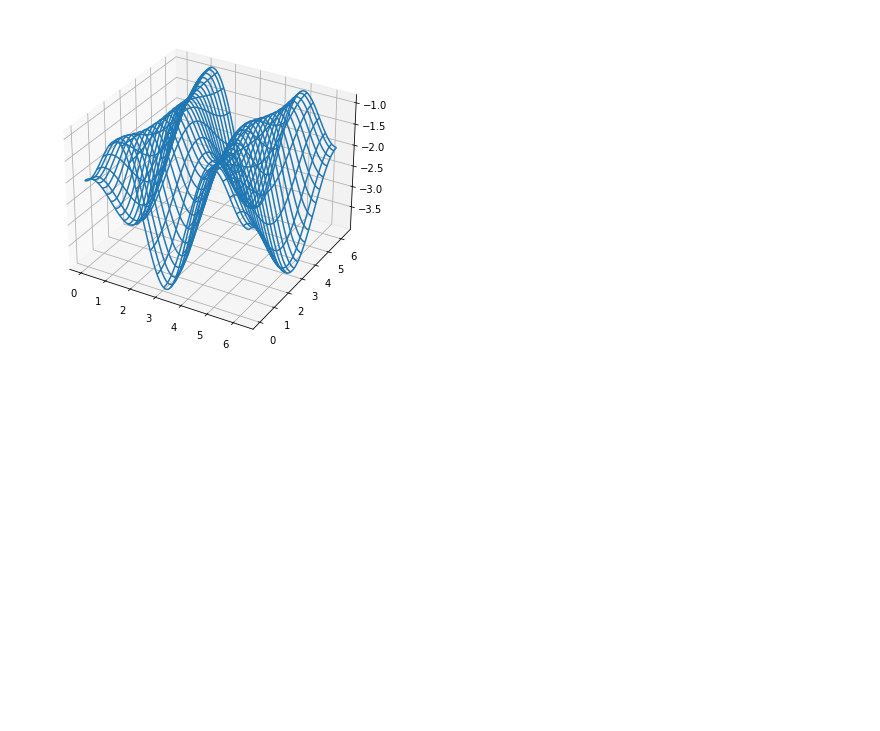
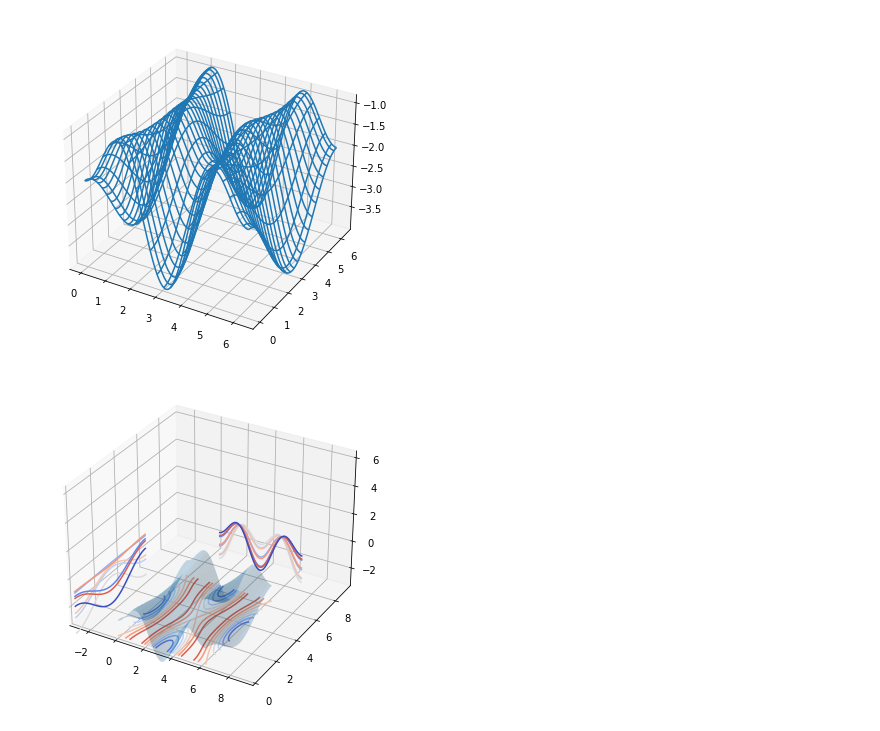
Before and after one commit to jonathan-JIPSlok/DataScience, a Jupyter notebook: Graficos_matplotlib/main.ipynb, the cells around one changed output. Drawn from its saved outputs; the diff is of its cells as text; code cells hidden in the pictures; blank space fills up the shorter version.

```diff
--- a/Graficos_matplotlib/main.ipynb
+++ b/Graficos_matplotlib/main.ipynb
@@ -369,14 +369,16 @@ p = ax.plot_wireframe(x, y, z, rstride=4, cstride=4)
 # %%
 #Countour plot com projeção
 fig = plt.figure(figsize=(8,6))
 
 ax= fig.add_subplot(1, 1, 1, projection='3d')
 
 ax.plot_surface(x, y ,z, rstride=4, cstride=4, alpha=0.25)
-cset = ax.contour(x, y, z, zdir='z', offset=-pi, cmap=cm.collwarm)
-cset = ax.contour(x, y, z, zdir='x', offset=-pi, cmap=cm.collwarm)
-cset = ax.contour(x, y, z, zdir='y', offset=3*pi, cmap=cm.collwarm)
+cset = ax.contour(x, y, z, zdir='z', offset=-pi, cmap=cm.coolwarm)
+cset = ax.contour(x, y, z, zdir='x', offset=-pi, cmap=cm.coolwarm)
+cset = ax.contour(x, y, z, zdir='y', offset=3*pi, cmap=cm.coolwarm)
 
 ax.set_xlim3d(-pi, 3*pi);
 ax.set_ylim3d(0, 3*pi);
-ax.set_zlim3d(-pi, 2*pi0)
+ax.set_zlim3d(-pi, 2*pi);
+# %% [output]
+[figure, added]
```
Also changed, not shown: parts of 5 cells of this notebook.
